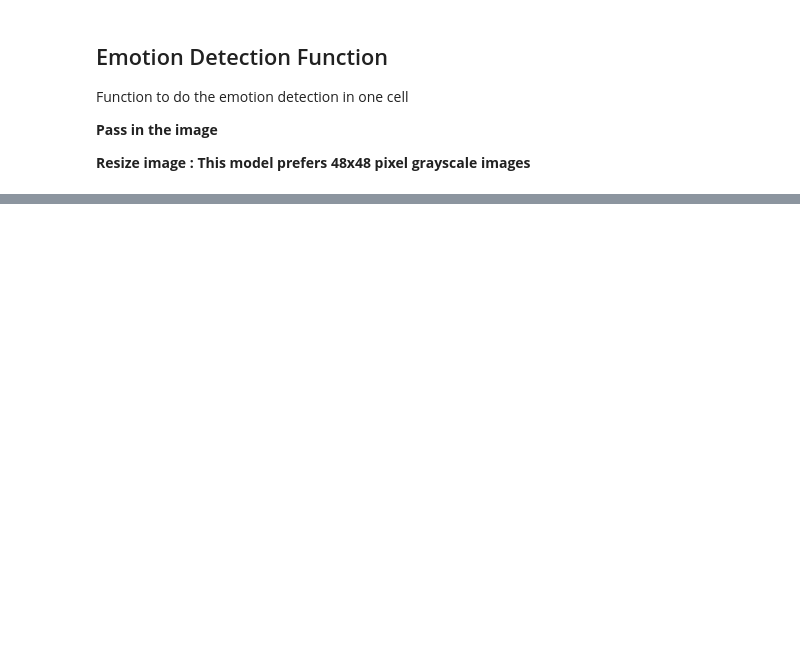
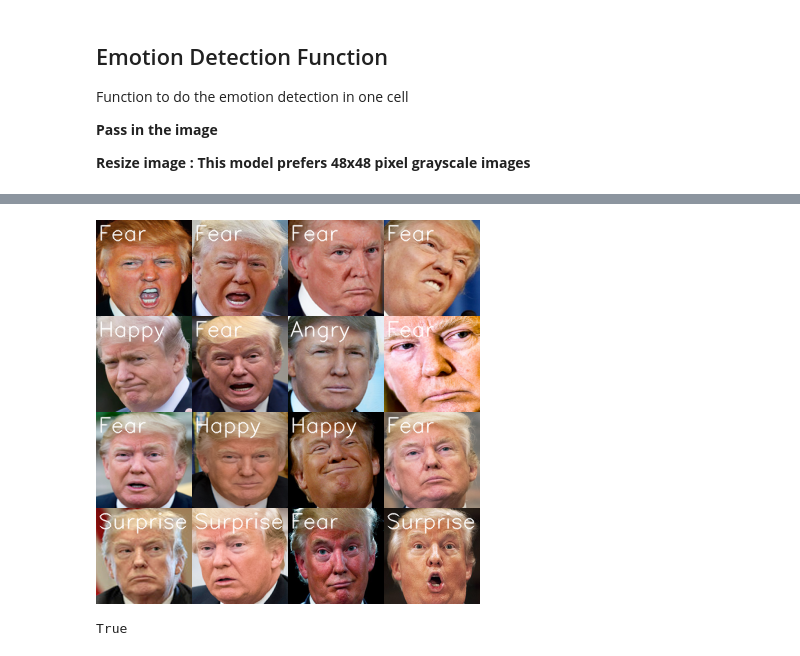
Before and after one commit to thoughtsociety/colab-notebooks, a Jupyter notebook: Facial_Emotion_Detection_with_Deep_Learning.ipynb, the cells around one changed output, grey strips where cells are left out. Drawn from its saved outputs; the diff is of its cells as text; code cells hidden in the pictures; blank space fills up the shorter version.

```diff
--- a/Facial_Emotion_Detection_with_Deep_Learning.ipynb
+++ b/Facial_Emotion_Detection_with_Deep_Learning.ipynb
@@ -62,7 +85,7 @@ Function to do the emotion detection in one cell
 # %%
 def emotion_detection(image):
   #resized_image = cv2.resize(image, None, (48,48),interpolation=cv2.INTER_AREA)
-  resized_image = cv2.resize(image, (48,48))
+  resized_image = cv2.resize(image, (48,48),interpolation=cv2.INTER_AREA)
   #cv2_imshow(resized_image)
 # Reshape for 4D convolution input to model
   reshaped_resized_image = np.reshape(resized_image,[1,48,48,1])
@@ -121,0 +105,44 @@ suprise-guy.jpg :  Fear
+# %%
+from imutils import build_montages
+
+list_of_images = []
+
+# text label setup for cv2.put_Text()
+color = (255,255,255)
+thickness = 1
+font_Scale = .7
+
+MONTAGE_FILENAME = gdrive_path+'emotion_montage.jpg'
+
+for i in trump_img_list:
+  cur_image = i
+
+  color_image = cv2.imread(face_path+cur_image)
+  bw_image = cv2.imread(face_path+cur_image,cv2.IMREAD_GRAYSCALE)
+# Call emotion_detection
+  emotion = emotion_detection(bw_image)
+# After getting the emotions, resize the original color image to present in a montage later
+  color_imager = cv2.resize(color_image, (96,96),interpolation=cv2.INTER_AREA)
+# use CV2 to put the current emotion text over the images (the emotion strings)
+  cv2.putText(color_imager, emotion, (2, 20), cv2.FONT_HERSHEY_SIMPLEX, font_Scale,
+              color, thickness,cv2.LINE_AA)
+# Build the image list
+  list_of_images.append(color_imager)
+# %%
+montages = build_montages(list_of_images, (96, 96), (4, 4))[0]
+
+cv2_imshow(montages)
+cv2.waitKey(0)
+cv2.destroyAllWindows()
+
+# loop over the montages and display each of them
+# for montage in montages:
+#   print(montage)
+#   cv2.imshow("Montage", montage)
+# 	#cv2.waitKey(0)
+# %% [output]
+[figure, added]
+# %%
+cv2.imwrite(MONTAGE_FILENAME, montages)
+# %% [output]
+True
```
Also changed, not shown: parts of 13 cells of this notebook.
